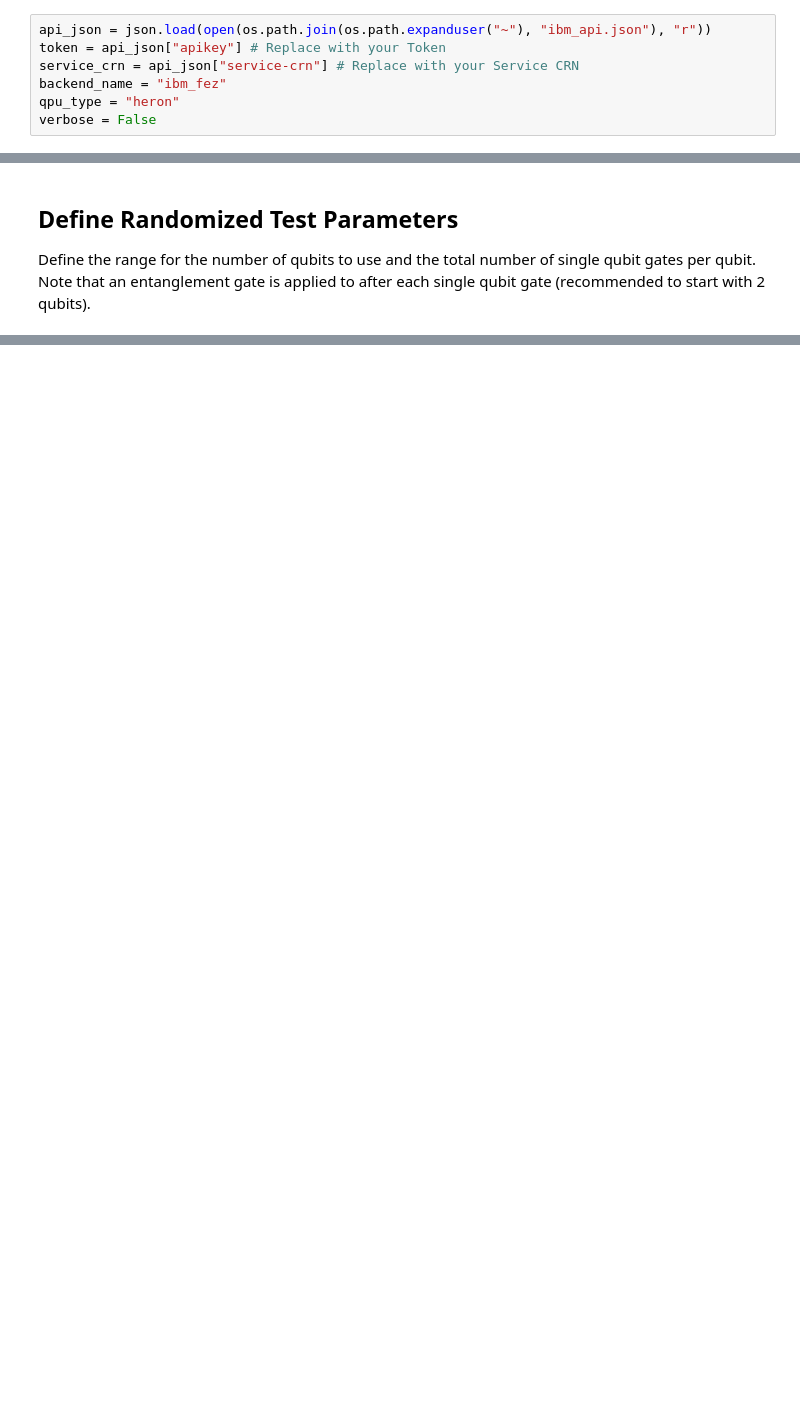
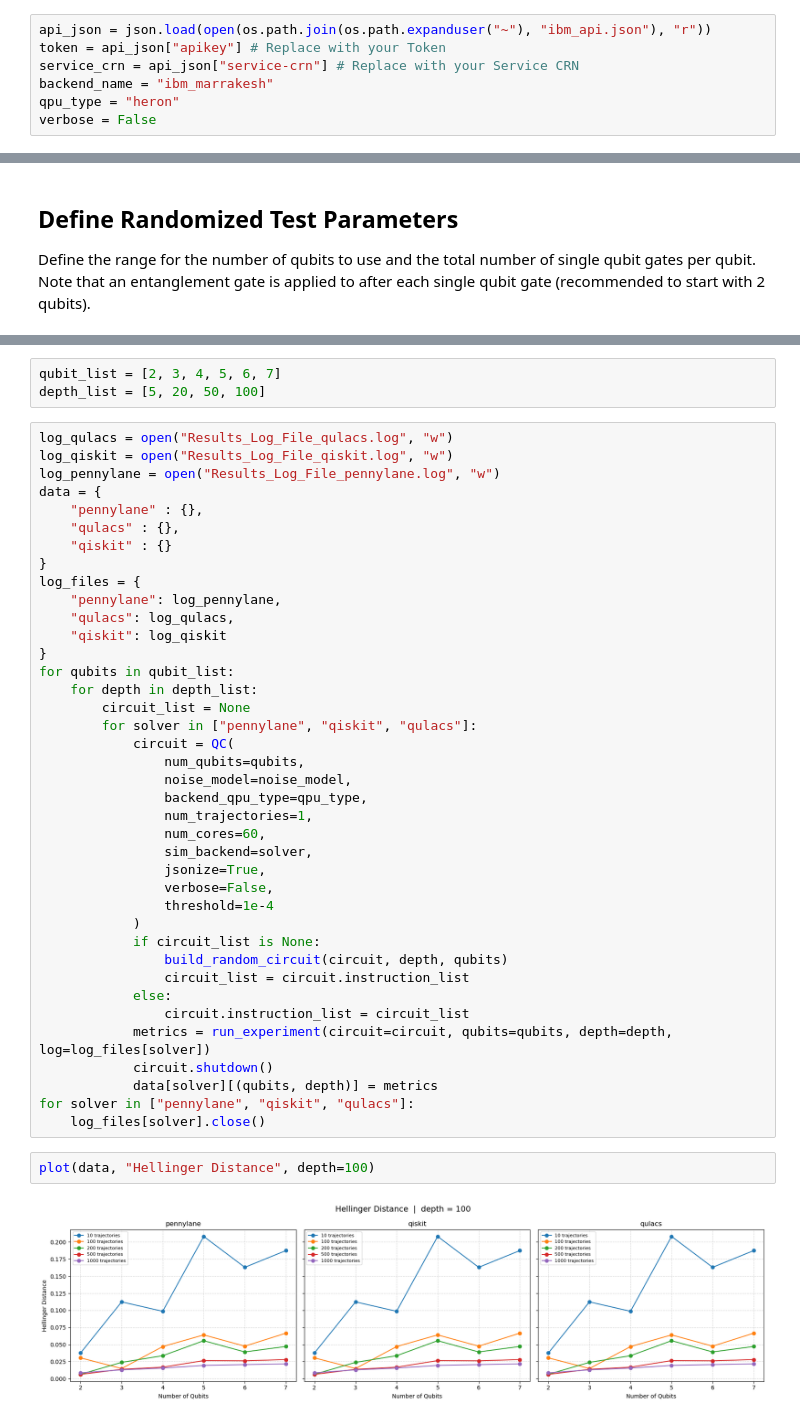
Before and after one commit to Sats2/NoisyCircuits, a Jupyter notebook: docs/source/theory/verification/method_verification.ipynb, the cells around one changed output, grey strips where cells are left out. Cells and saved outputs as stored; diff of their text form; blank space fills up the shorter version.

```diff
--- a/docs/source/theory/verification/method_verification.ipynb
+++ b/docs/source/theory/verification/method_verification.ipynb
@@ -18,7 +20,7 @@ import json
 api_json = json.load(open(os.path.join(os.path.expanduser("~"), "ibm_api.json"), "r"))
 token = api_json["apikey"] # Replace with your Token
 service_crn = api_json["service-crn"] # Replace with your Service CRN
-backend_name = "ibm_fez"
+backend_name = "ibm_marrakesh"
 qpu_type = "heron"
 verbose = False
 # %% [markdown]
@@ -296,0 +170,46 @@ Successfully switched backend to qulacs.
+# %%
+qubit_list = [2, 3, 4, 5, 6, 7]
+depth_list = [5, 20, 50, 100]
+# %%
+log_qulacs = open("Results_Log_File_qulacs.log", "w")
+log_qiskit = open("Results_Log_File_qiskit.log", "w")
+log_pennylane = open("Results_Log_File_pennylane.log", "w")
+data = {
+    "pennylane" : {},
+    "qulacs" : {},
+    "qiskit" : {}
+}
+log_files = {
+    "pennylane": log_pennylane,
+    "qulacs": log_qulacs,
+    "qiskit": log_qiskit
+}
+for qubits in qubit_list:
+    for depth in depth_list:
+        circuit_list = None
+        for solver in ["pennylane", "qiskit", "qulacs"]:
+            circuit = QC(
+                num_qubits=qubits,
+                noise_model=noise_model,
+                backend_qpu_type=qpu_type,
+                num_trajectories=1,
+                num_cores=60,
+                sim_backend=solver,
+                jsonize=True,
+                verbose=False,
+                threshold=1e-4
+            )
+            if circuit_list is None:
+                build_random_circuit(circuit, depth, qubits)
+                circuit_list = circuit.instruction_list
+            else:
+                circuit.instruction_list = circuit_list
+            metrics = run_experiment(circuit=circuit, qubits=qubits, depth=depth, log=log_files[solver])
+            circuit.shutdown()
+            data[solver][(qubits, depth)] = metrics
+for solver in ["pennylane", "qiskit", "qulacs"]:
+    log_files[solver].close()
+# %%
+plot(data, "Hellinger Distance", depth=100)
+# %% [output]
+[figure, added]
```
Also changed, not shown: parts of 15 cells of this notebook, 35 other files.
